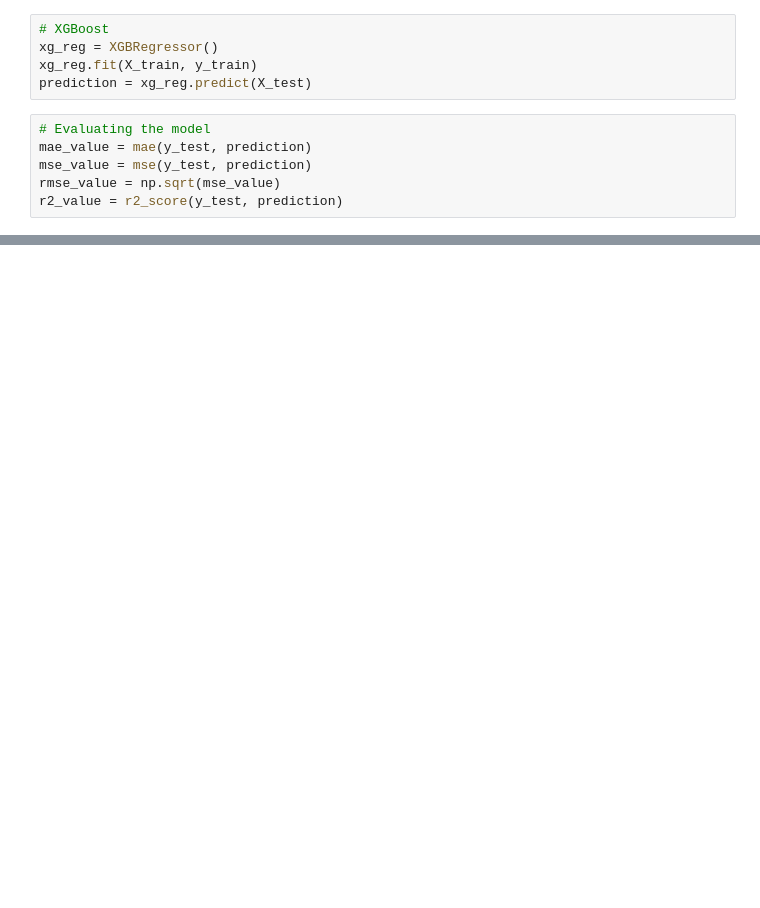
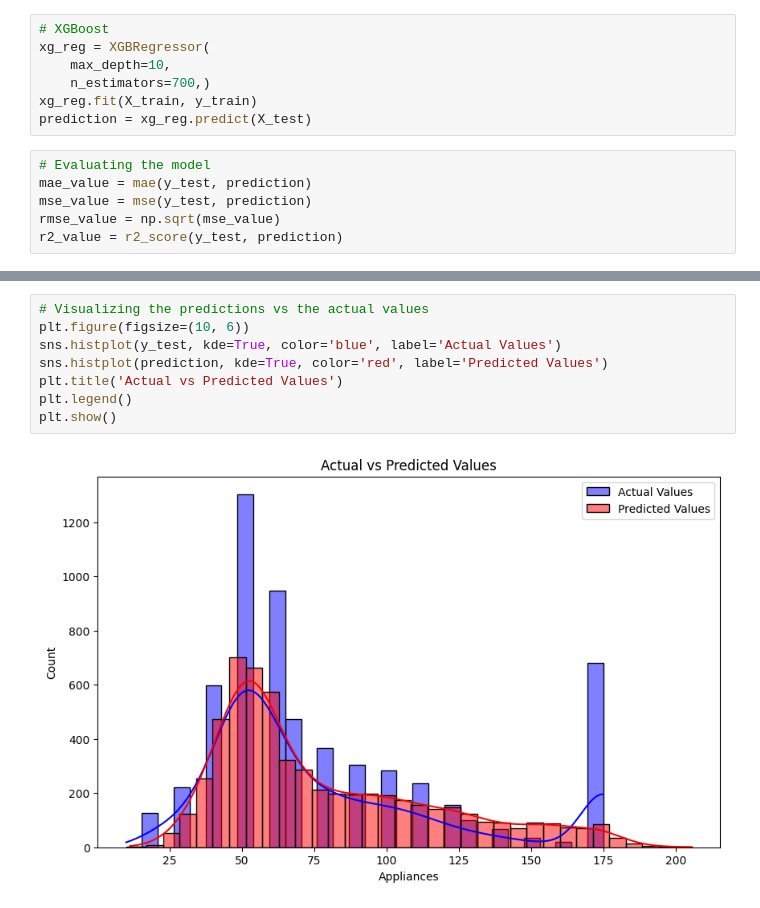
Before and after one commit to Mortti11/Introduction-Machine-Learning, a Jupyter notebook: Linear_Regression/xgboost.ipynb, the cells around one changed output, grey strips where cells are left out. Cells and saved outputs as stored; diff of their text form; blank space fills up the shorter version.

```diff
--- a/Linear_Regression/xgboost.ipynb
+++ b/Linear_Regression/xgboost.ipynb
@@ -15,7 +17,9 @@ y = df['Appliances']
 X_train, X_test, y_train, y_test = train_test_split(X, y, test_size=0.3, random_state=42)
 # %%
 # XGBoost
-xg_reg = XGBRegressor()
+xg_reg = XGBRegressor(
+    max_depth=10,
+    n_estimators=700,)
 xg_reg.fit(X_train, y_train)
 prediction = xg_reg.predict(X_test)
 # %%
@@ -36,0 +41,10 @@ R² Score: 0.67
+# %%
+# Visualizing the predictions vs the actual values
+plt.figure(figsize=(10, 6))
+sns.histplot(y_test, kde=True, color='blue', label='Actual Values')
+sns.histplot(prediction, kde=True, color='red', label='Predicted Values')
+plt.title('Actual vs Predicted Values')
+plt.legend()
+plt.show()
+# %% [output]
+[figure, added]
```
Also changed, not shown: parts of 3 cells of this notebook, 4 other files.
